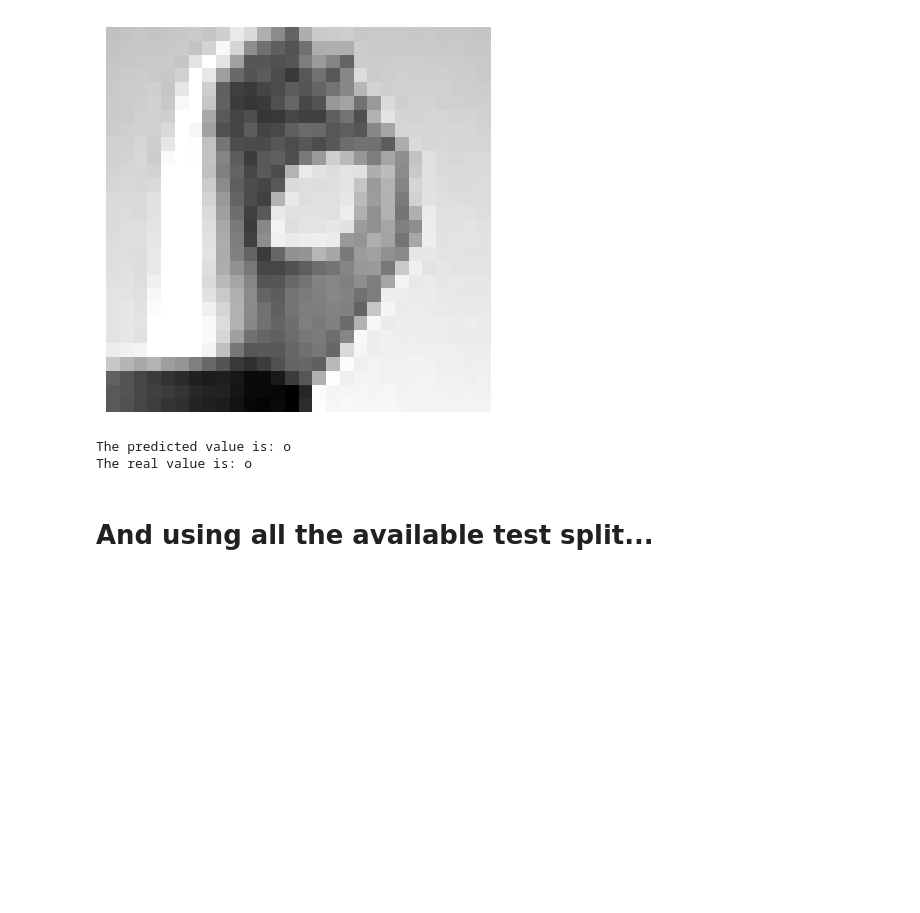
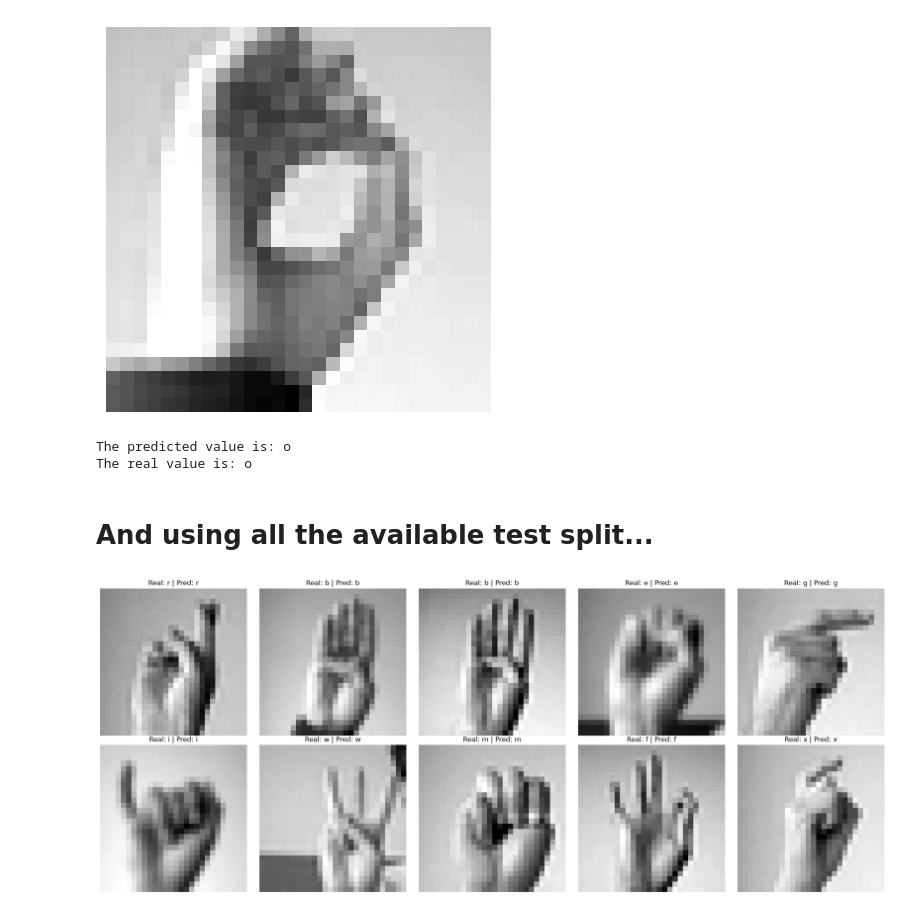
Before and after one commit to DelbertCV/asl-numpy-nn, a Jupyter notebook: asl_nn_from_scratch.ipynb, the cells around one changed output. Drawn from its saved outputs; the diff is of its cells as text; code cells hidden in the pictures; blank space fills up the shorter version.

```diff
--- a/asl_nn_from_scratch.ipynb
+++ b/asl_nn_from_scratch.ipynb
@@ -382,3 +382,17 @@ The predicted value is: o
 The real value is: o
 # %% [markdown]
 # And using all the available test split...
+# %%
+fig, ax = plt.subplots(2, 5, figsize=(20, 8))
+
+for i in range(10):
+    row, col = divmod(i, 5)  # maps i=0..9 to (row, col) in a 2x5 grid
+    pred = model.predict(x_test[i].reshape(-1, 1))
+    ax[row, col].imshow(x_test[i].reshape(28, 28), cmap='gray')
+    ax[row, col].axis('off')
+    ax[row, col].set_title(f"Real: {alphabet[y_test[i]]} | Pred: {alphabet[pred]}")
+
+plt.tight_layout()
+plt.show()
+# %% [output]
+[figure, added]
```
